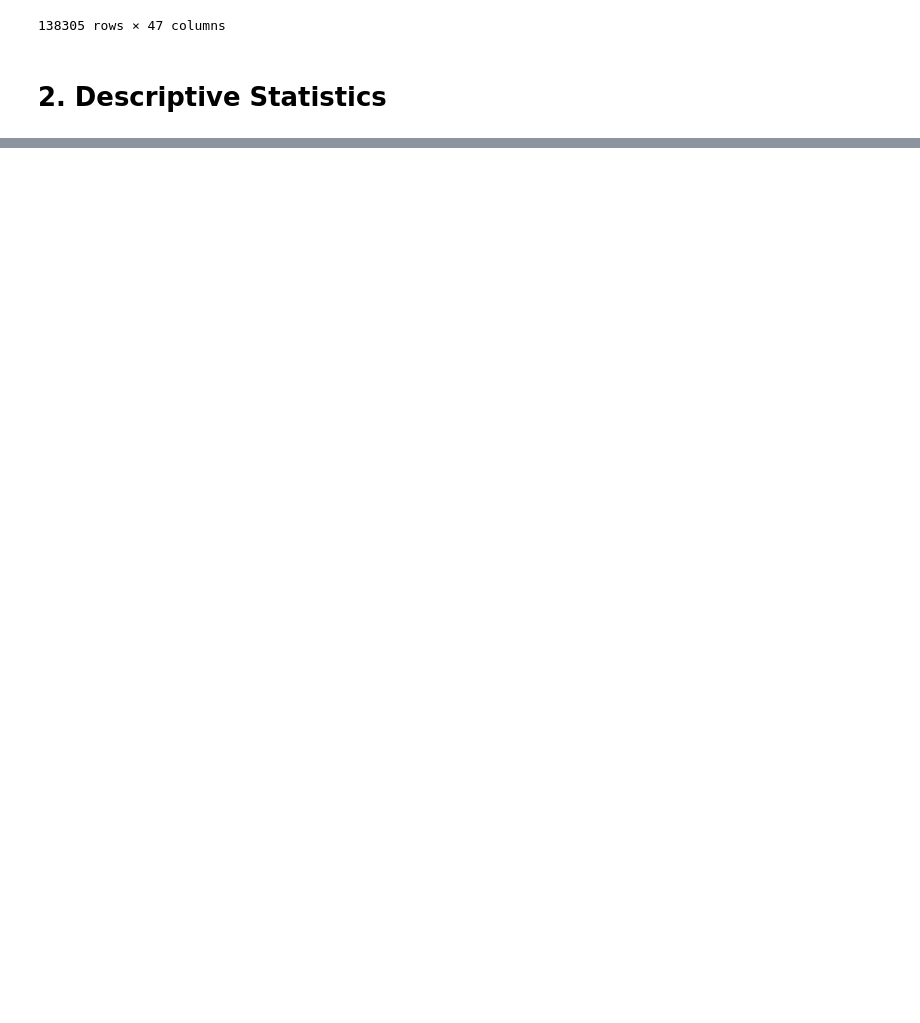
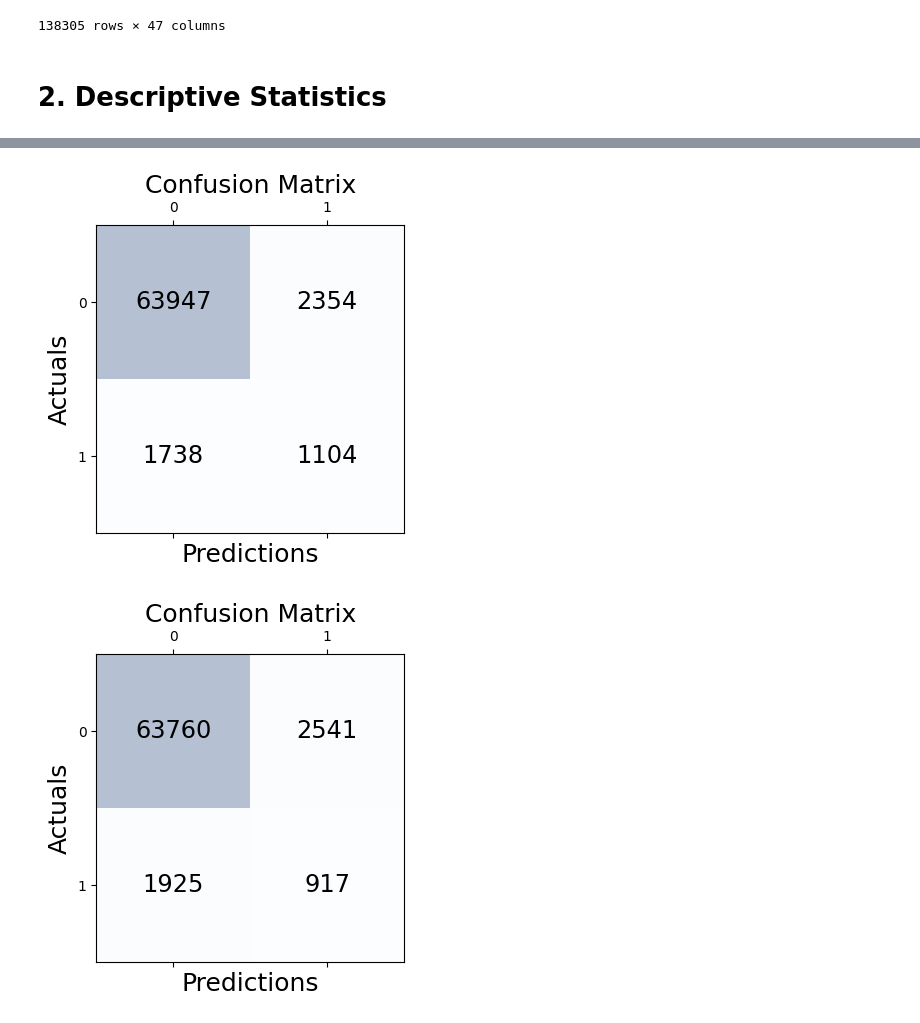
Before and after one commit to diegompin/es4ml, a Jupyter notebook: mlex/publications/lacci2024/analysis.ipynb, the cells around one changed output, grey strips where cells are left out. Drawn from its saved outputs; the diff is of its cells as text; code cells hidden in the pictures; blank space fills up the shorter version.

Commit message:
lacci2024

```diff
--- a/mlex/publications/lacci2024/analysis.ipynb
+++ b/mlex/publications/lacci2024/analysis.ipynb
@@ -58,0 +77,5 @@ KeyError: 'account'
+# %%
+sequence = SequenceTransfomer()
+data_train = sequence.transform(X_train, y_train)
+data_test = sequence.transform(X_test, y_test)
+data_train
@@ -58,0 +104,13 @@ KeyError: 'account'
+# %%
+model_rnn = SimpleRNNModel(X_train.shape)
+model_lstm = SimpleLSTMModel(X_train.shape)
+model_gru = SimpleGruModel(X_train.shape)
+
+pipelines = []
+models = [model_rnn, model_lstm, model_gru]
+# models = [model]
+
+for m in models:
+    pipeline = SimplePipeline(final_model=m.get_model())
+    history = m.fit(data_train)
+    pipelines.append(m)
@@ -58,0 +223,13 @@ KeyError: 'account'
+# %%
+def get_y_pred_actual(y_pred_score, y_test, sequence_length):
+    y_pred = y_pred_score > np.quantile(y_pred_score, 0.95)
+    y_true = y_test[:-sequence_length+1]
+    return y_true, y_pred
+# %%
+sequence_length = 10
+list_y_pred_score = []
+list_ys_true_pred = []
+for p in pipelines:
+    y_pred_score = p.predict(data_test)
+    y_true, y_pred = get_y_pred_actual(y_pred_score, y_test, sequence_length)
+    list_ys_true_pred.append((y_true, y_pred, y_pred_score))
@@ -58,0 +268,8 @@ KeyError: 'account'
+# %%
+from publications.lacci2024.plotter import Plotter
+plotter = Plotter()
+for y_true, y_pred, y_pred_score in list_ys_true_pred:
+    plotter.plot_matrix(y_true, y_pred)
+# %% [output]
+[figure, added]
+[figure, added]
```
Also changed, not shown: parts of 22 cells of this notebook, 12 other files.
